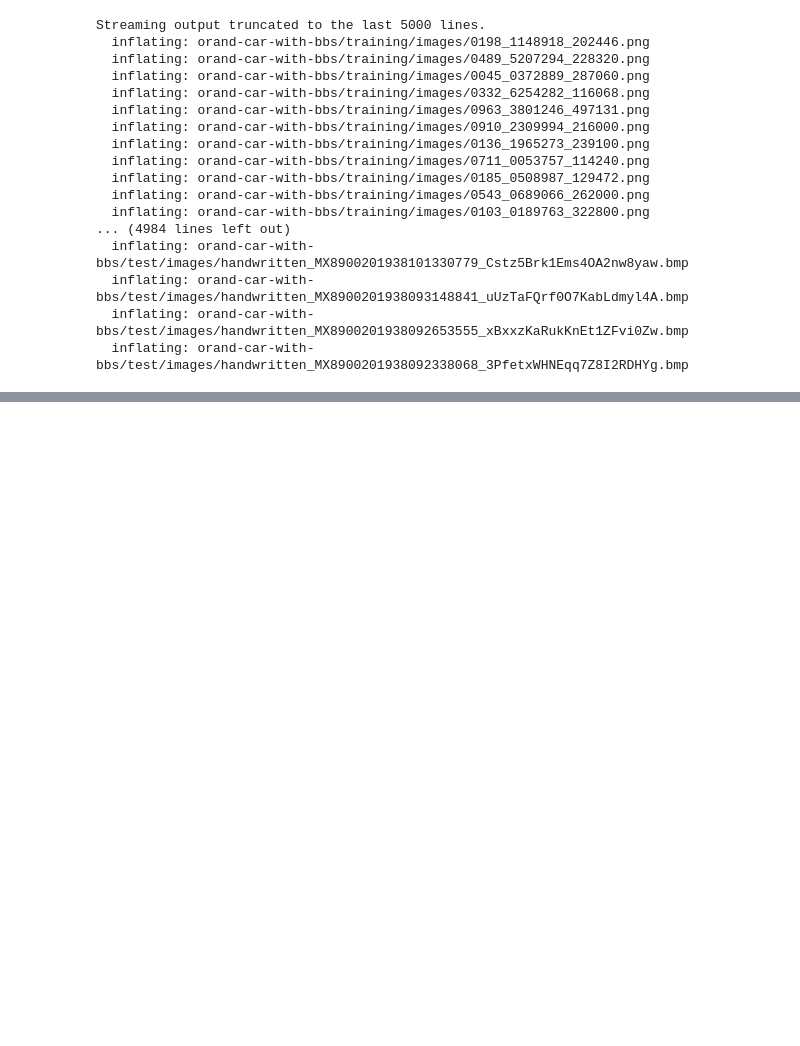
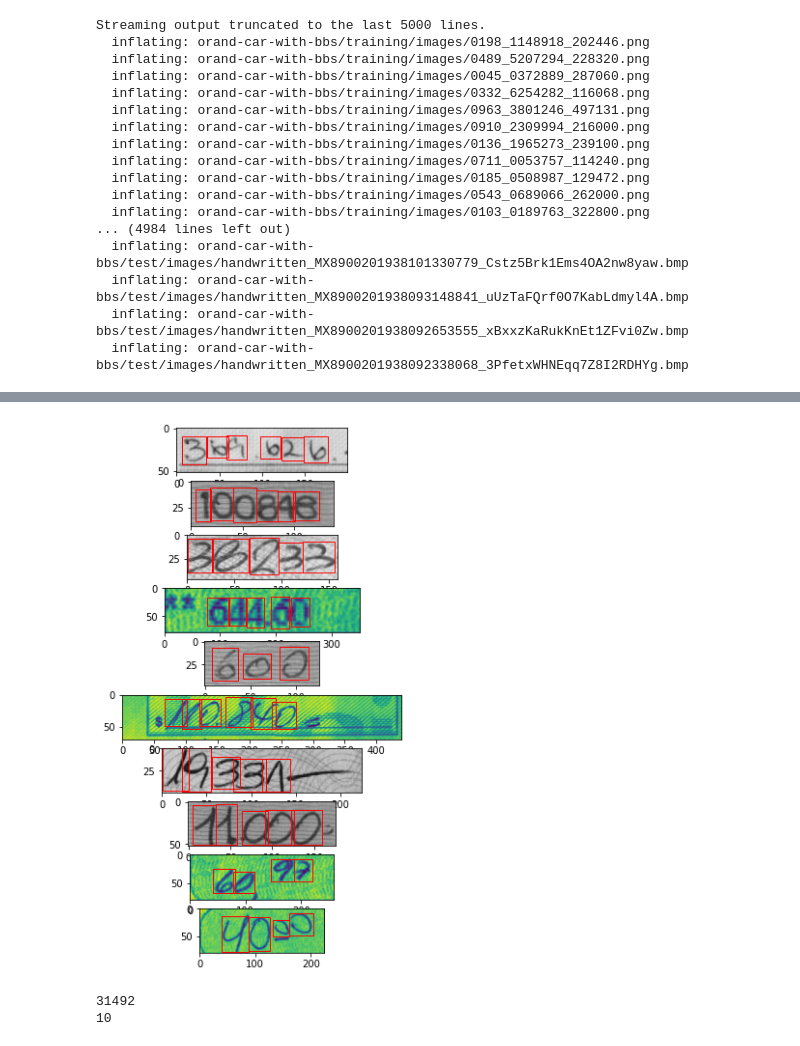
Before and after one commit to MartinVIllesca/CC6204, a Jupyter notebook: CC7221/tarea2/tarea2.ipynb, the cells around one changed output, grey strips where cells are left out. Saved outputs shown, nothing was run; the diff lists cells and outputs as text; code cells hidden in the pictures; blank space fills up the shorter version.

```diff
--- a/CC7221/tarea2/tarea2.ipynb
+++ b/CC7221/tarea2/tarea2.ipynb
@@ -23,0 +32,32 @@ Streaming output truncated to the last 5000 lines.
+# %%
+def viewImageWAnnotations(path_im, annotations, axs):
+  # print(img_path, annotations)
+  img = plt.imread(path_im)
+  axs.imshow(img)
+  for annot in annotations:
+    rect = patches.Rectangle((annot[1],annot[2]),annot[3],annot[4],linewidth=1,edgecolor='r',facecolor='none')
+    axs.add_patch(rect)
+  # axs.set_title(annotations)
+
+
+def getAnnotation(path_annot):
+  annotation = []
+  path_annot = path_annot.split('.')[0] + '.txt'
+
+  try:
+    with open(path_annot) as file:
+      lines = [line.strip() for line in file]
+      _lines = [tuple(line.rstrip().split(':')) for line in lines]
+      annotation.append([[int(l[0].strip())] + [int(j.strip()) for j in l[1].split(',')] for l in _lines])
+    return annotation[0]
+  except Exception as e:
+    print(e)
+    return []
+# %%
+dir_path = 'orand-car-with-bbs/'
+training_path = os.path.join(dir_path, 'training/')
+training_images = os.path.join(training_path, 'images/')
+training_annotations = os.path.join(training_path, 'annotations/')
+
+images_path = [f for f in os.listdir(training_images) if os.path.isfile(os.path.join(training_images, f))]
+annotations = [getAnnotation(os.path.join(training_annotations, path_img)) for path_img in images_path]
@@ -23,0 +82,9 @@ Streaming output truncated to the last 5000 lines.
+# %%
+# visualizacion de algunas imagenes
+fig, axs = plt.subplots(10, 1, figsize=(10,10))
+for i, img_path in enumerate(images_path[:10]):
+  img_path = os.path.join(training_images, img_path)
+  annot = annotations[i]
+  viewImageWAnnotations(img_path, annot, axs[i])
+# %% [output]
+[figure, added]
@@ -24,3 +94,32 @@ Streaming output truncated to the last 5000 lines.
+# %%
+annotations2write = []
+classes2write = set([])
+
+for i, img_path in enumerate(images_path):
+  img_path = os.path.join(training_images, img_path)
+  annot = annotations[i]
+  if len(annot) > 0:
+    for a in annot:
+      x1 = a[1]
+      y1 = a[2]
+      x2 = x1 + a[3]
+      y2 = y1 + a[4]
+      annotations2write.append([img_path, x1, y1, x2, y2, a[0]])
+      classes2write.add('{}'.format(a[0]))
+
+print(len(annotations2write))
+print(len(classes2write))
+
+with open(ANNOTATIONS_FILE, 'w') as f:
+  writer = csv.writer(f)
+  writer.writerows(annotations2write)
+
+with open(CLASSES_FILE, 'w') as f:
+  for i, line in enumerate(classes2write):
+    f.write('{},{}\n'.format(i,i))
+# %% [output]
+31492
+10
 # %%
 !git clone https://github.com/fizyr/keras-retinanet.git
 # %% [output]
```
Also changed, not shown: parts of 15 cells of this notebook.
